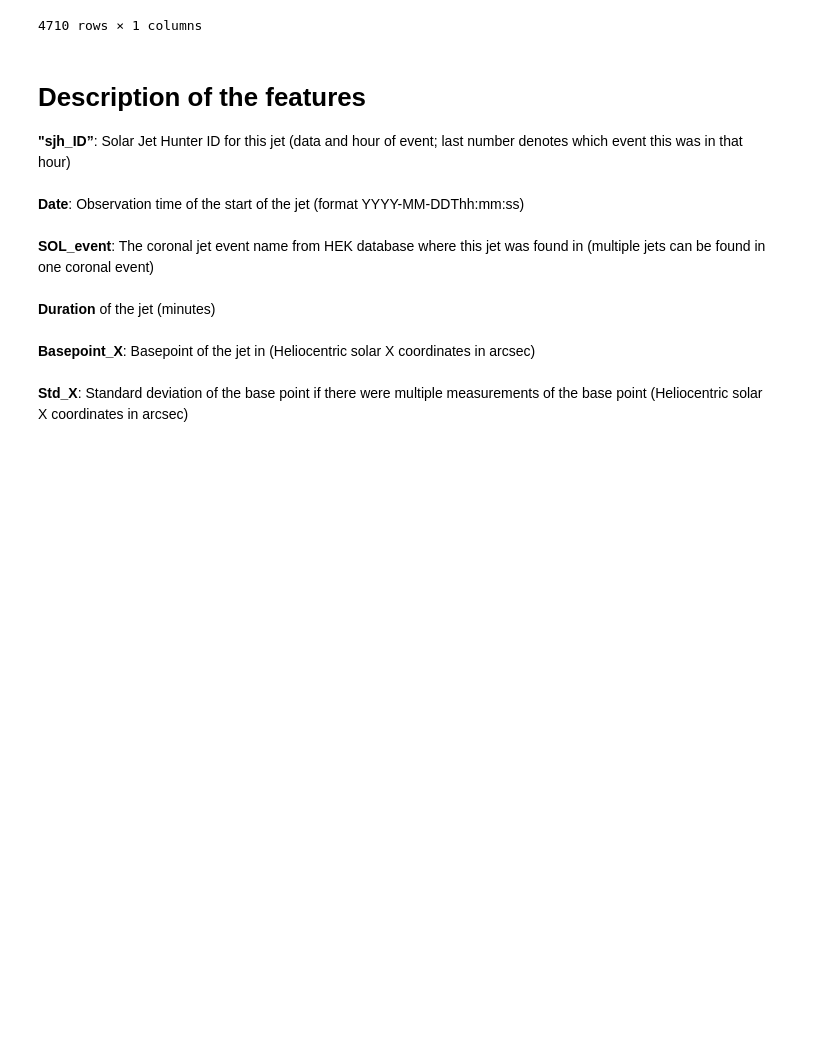
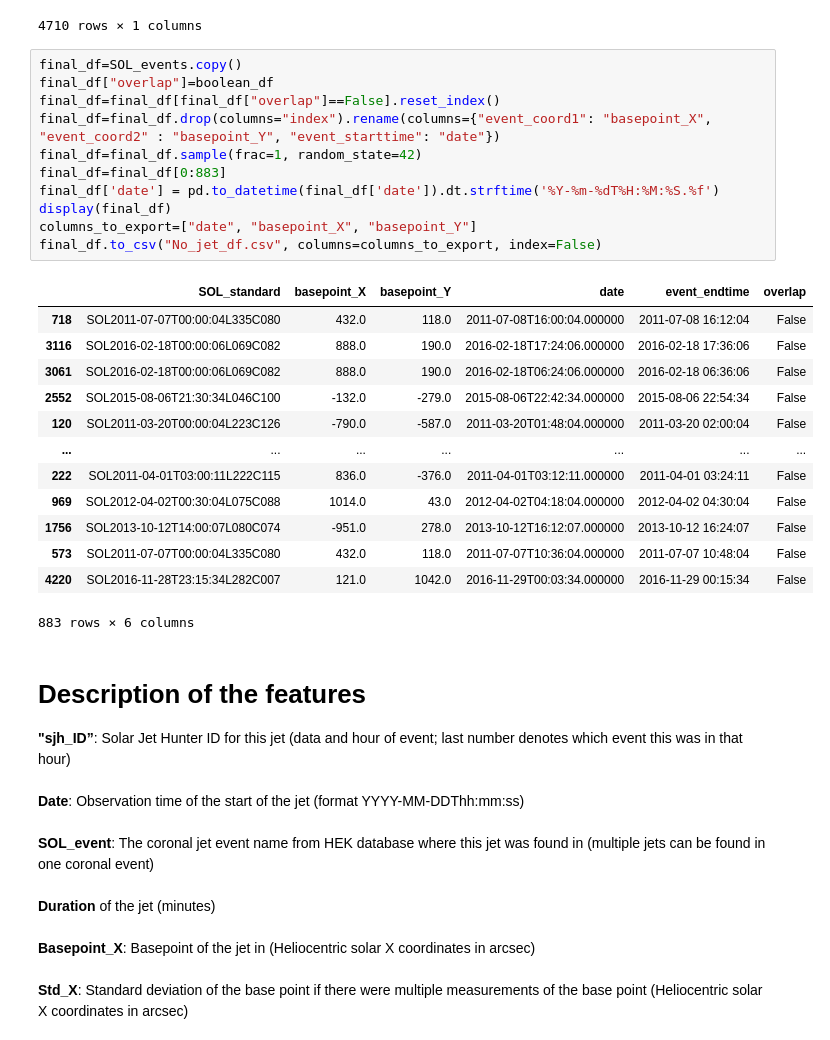
Before and after one commit to CS-433/ml-project-2-jac, a Jupyter notebook: data.ipynb, the cells around one changed output. Saved outputs shown, nothing was run; the diff lists cells and outputs as text; blank space fills up the shorter version.

```diff
--- a/data.ipynb
+++ b/data.ipynb
@@ -272,6 +283,31 @@ boolean_df
 | 4708 | True |
 | 4709 | True |
 4710 rows × 1 columns
+# %%
+final_df=SOL_events.copy()
+final_df["overlap"]=boolean_df
+final_df=final_df[final_df["overlap"]==False].reset_index()
+final_df=final_df.drop(columns="index").rename(columns={"event_coord1": "basepoint_X", "event_coord2" : "basepoint_Y", "event_starttime": "date"})
+final_df=final_df.sample(frac=1, random_state=42)
+final_df=final_df[0:883]
+final_df['date'] = pd.to_datetime(final_df['date']).dt.strftime('%Y-%m-%dT%H:%M:%S.%f')
+display(final_df)
+columns_to_export=["date", "basepoint_X", "basepoint_Y"]
+final_df.to_csv("No_jet_df.csv", columns=columns_to_export, index=False)
+# %% [output]
+|  | SOL_standard | basepoint_X | basepoint_Y | date | event_endtime | overlap |
+| 718 | SOL2011-07-07T00:00:04L335C080 | 432.0 | 118.0 | 2011-07-08T16:00:04.000000 | 2011-07-08 16:12:04 | False |
+| 3116 | SOL2016-02-18T00:00:06L069C082 | 888.0 | 190.0 | 2016-02-18T17:24:06.000000 | 2016-02-18 17:36:06 | False |
+| 3061 | SOL2016-02-18T00:00:06L069C082 | 888.0 | 190.0 | 2016-02-18T06:24:06.000000 | 2016-02-18 06:36:06 | False |
+| 2552 | SOL2015-08-06T21:30:34L046C100 | -132.0 | -279.0 | 2015-08-06T22:42:34.000000 | 2015-08-06 22:54:34 | False |
+| 120 | SOL2011-03-20T00:00:04L223C126 | -790.0 | -587.0 | 2011-03-20T01:48:04.000000 | 2011-03-20 02:00:04 | False |
+| ... | ... | ... | ... | ... | ... | ... |
+| 222 | SOL2011-04-01T03:00:11L222C115 | 836.0 | -376.0 | 2011-04-01T03:12:11.000000 | 2011-04-01 03:24:11 | False |
+| 969 | SOL2012-04-02T00:30:04L075C088 | 1014.0 | 43.0 | 2012-04-02T04:18:04.000000 | 2012-04-02 04:30:04 | False |
+| 1756 | SOL2013-10-12T14:00:07L080C074 | -951.0 | 278.0 | 2013-10-12T16:12:07.000000 | 2013-10-12 16:24:07 | False |
+| 573 | SOL2011-07-07T00:00:04L335C080 | 432.0 | 118.0 | 2011-07-07T10:36:04.000000 | 2011-07-07 10:48:04 | False |
+| 4220 | SOL2016-11-28T23:15:34L282C007 | 121.0 | 1042.0 | 2016-11-29T00:03:34.000000 | 2016-11-29 00:15:34 | False |
+883 rows × 6 columns
 # %% [markdown]
 <h1>Description of the features</h1>
 
```
Also changed, not shown: parts of 1 cell of this notebook, 28 other files.
